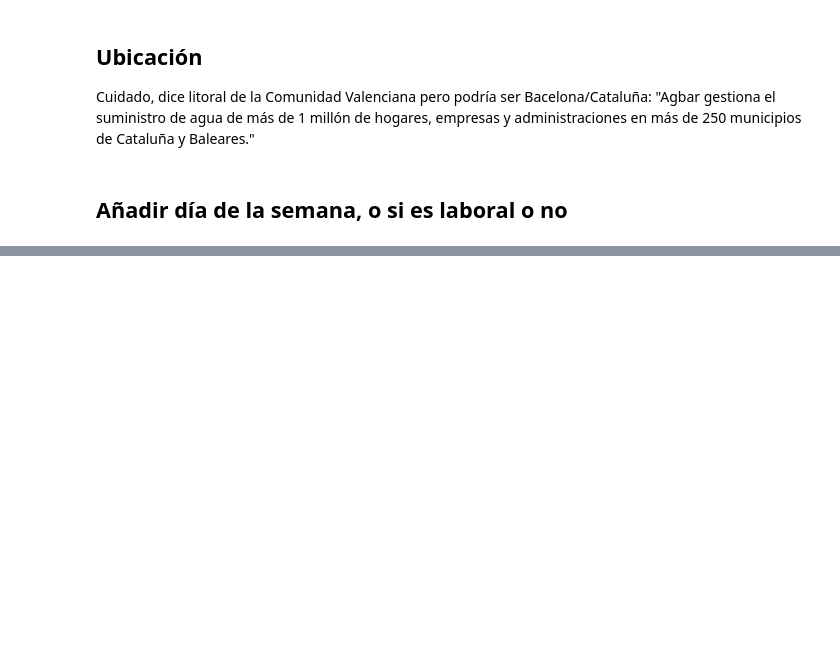
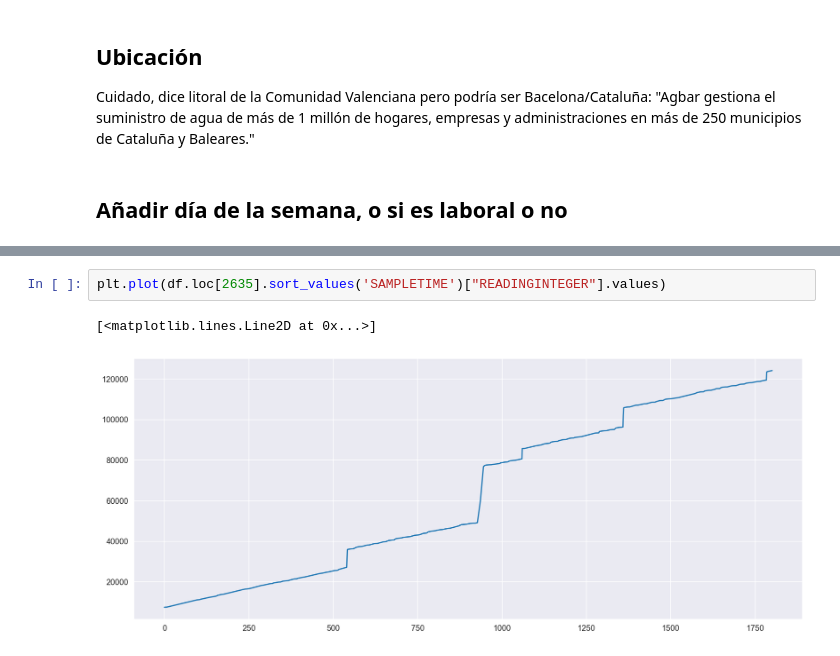
Before and after one commit to ptorrijos99/WaterFootprint2022, a Jupyter notebook: Script Exploración.ipynb, the cells around one changed output, grey strips where cells are left out. Cells and saved outputs as stored; diff of their text form; blank space fills up the shorter version.

```diff
--- a/Script Exploración.ipynb
+++ b/Script Exploración.ipynb
@@ -774,0 +793,5 @@ Cuidado, dice litoral de la Comunidad Valenciana pero podría ser Bacelona/Catal
+# %%
+plt.plot(df.loc[2635].sort_values('SAMPLETIME')["READINGINTEGER"].values)
+# %% [output]
+[<matplotlib.lines.Line2D at 0x...>]
+[figure, added]
```
Also changed, not shown: parts of 6 cells of this notebook, 1 other file.
